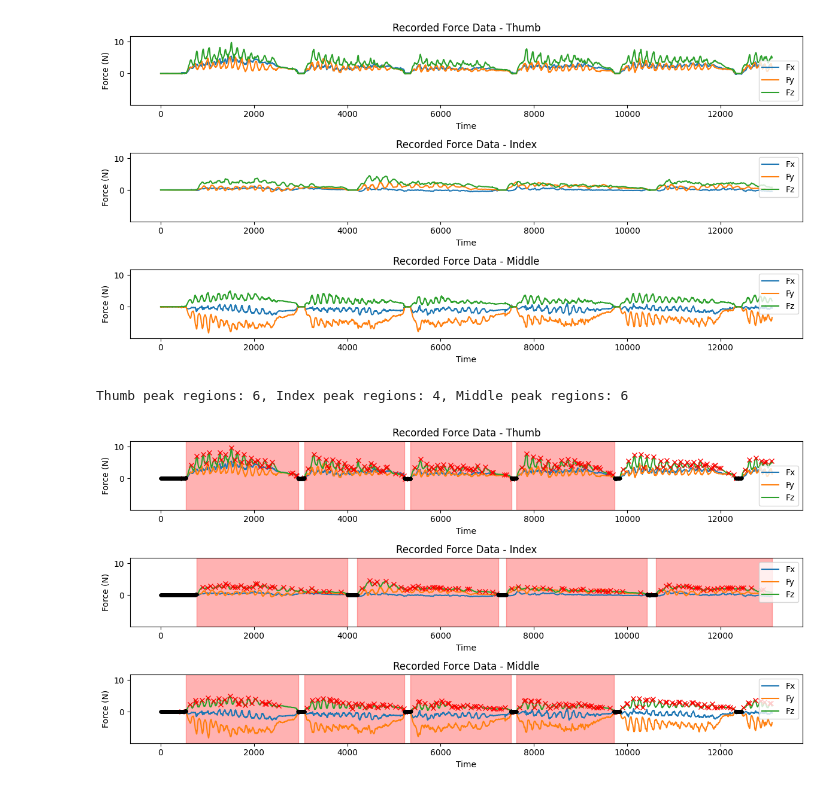
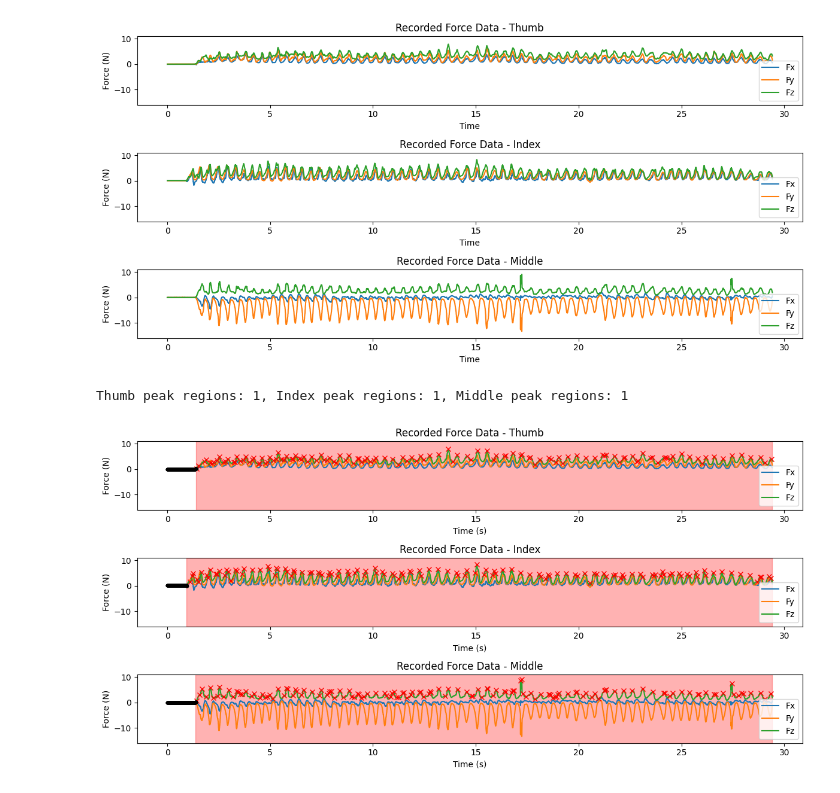
Before and after one commit to Cuberkk/Finger_Manipulation_with_position_sensor, a Jupyter notebook: single_case_object_origin_force_data_analysis.ipynb, the cells around one changed output. Cells and saved outputs as stored; diff of their text form; code cells hidden in the pictures.

Commit message:
time stamp changes

```diff
--- a/single_case_object_origin_force_data_analysis.ipynb
+++ b/single_case_object_origin_force_data_analysis.ipynb
@@ -14,8 +15,8 @@ from scipy.ndimage import uniform_filter1d
 data_root = 'data'
 user_number = '1'  # matches recorder -u / --user-number
 diameter_mm = 80  # matches recorder -s / --diameter-mm
-task_performed = 'yaw'  # matches recorder -t / --task-performed
-trial_number = '1'  # matches recorder -tn / --trial-number
+task_performed = 'roll'  # matches recorder -t / --task-performed
+trial_number = '2'  # matches recorder -tn / --trial-number
 
 
 def get_trial_dir(data_root, user_number, diameter_mm, task_performed, trial_number):
@@ -429,7 +482,7 @@ def mask_calculation(force_data, data_height=.3, zero_height=0.0, visualize=True
         plt.show()
     return masked_data
 # %%
-force_data = load_data(data_dir)
+force_data, synced_time = load_data(data_dir)
 # %%
 print("force_data shape:", force_data.shape)
 
@@ -444,12 +497,12 @@ Middle Fz max: 4.944886061
 # %%
-quick_visualization(force_data, visualize_data='recorded')
+quick_visualization(force_data, synced_time, visualize_data='recorded')
 # %% [output]
-[figure, old version]
+[figure, new version]
 # %%
-masked_data = mask_calculation(force_data, data_height=0.1, zero_height=zero_height)
+masked_data = mask_calculation( force_data, synced_time, data_height=0.1, zero_height=zero_height)
 # %% [output]
-Thumb peak regions: 6, Index peak regions: 4, Middle peak regions: 6
+Thumb peak regions: 1, Index peak regions: 1, Middle peak regions: 1
-[figure, old version]
+[figure, new version]
 # %%
 os.makedirs(os.path.dirname(file_dir), exist_ok=True)
 
```
Also changed, not shown: parts of 8 cells of this notebook, 5 other files.
